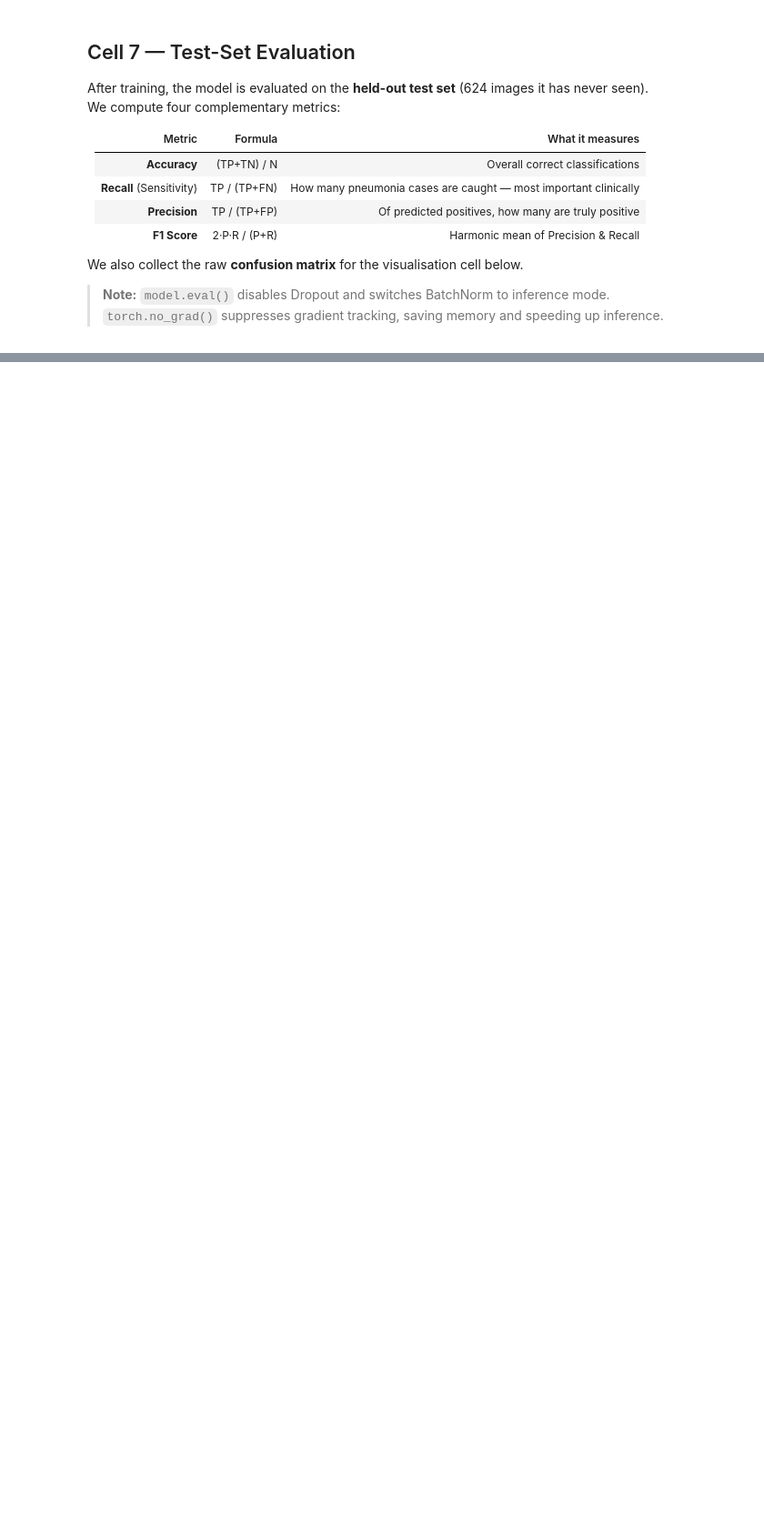
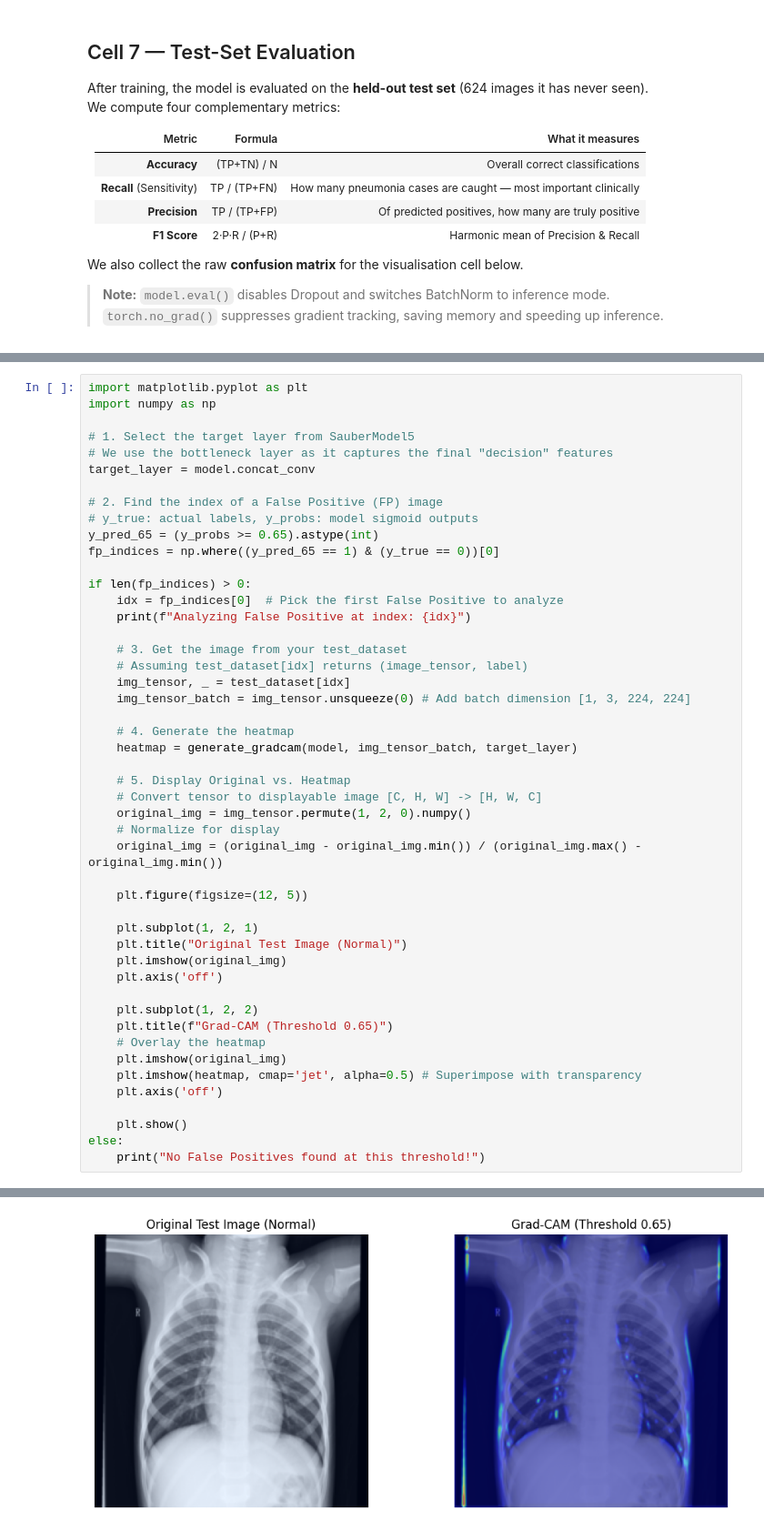
Before and after one commit to amrmausadx/Pneumonia, a Jupyter notebook: pneumonia_05.ipynb, the cells around one changed output, grey strips where cells are left out. Shown at 91% size. Saved outputs shown, nothing was run; the diff lists cells and outputs as text; blank space fills up the shorter version.

```diff
--- a/pneumonia_05.ipynb
+++ b/pneumonia_05.ipynb
@@ -467,0 +654,49 @@ print(f'True PNEUMONIA     {FN:>4}          {TP:>4}')
+# %%
+import matplotlib.pyplot as plt
+import numpy as np
+
+# 1. Select the target layer from SauberModel5
+# We use the bottleneck layer as it captures the final "decision" features
+target_layer = model.concat_conv
+
+# 2. Find the index of a False Positive (FP) image
+# y_true: actual labels, y_probs: model sigmoid outputs
+y_pred_65 = (y_probs >= 0.65).astype(int)
+fp_indices = np.where((y_pred_65 == 1) & (y_true == 0))[0]
+
+if len(fp_indices) > 0:
+    idx = fp_indices[0]  # Pick the first False Positive to analyze
+    print(f"Analyzing False Positive at index: {idx}")
+
+    # 3. Get the image from your test_dataset
+    # Assuming test_dataset[idx] returns (image_tensor, label)
+    img_tensor, _ = test_dataset[idx]
+    img_tensor_batch = img_tensor.unsqueeze(0) # Add batch dimension [1, 3, 224, 224]
+
+    # 4. Generate the heatmap
+    heatmap = generate_gradcam(model, img_tensor_batch, target_layer)
+
+    # 5. Display Original vs. Heatmap
+    # Convert tensor to displayable image [C, H, W] -> [H, W, C]
+    original_img = img_tensor.permute(1, 2, 0).numpy()
+    # Normalize for display
+    original_img = (original_img - original_img.min()) / (original_img.max() - original_img.min())
+
+    plt.figure(figsize=(12, 5))
+
+    plt.subplot(1, 2, 1)
+    plt.title("Original Test Image (Normal)")
+    plt.imshow(original_img)
+    plt.axis('off')
+
+    plt.subplot(1, 2, 2)
+    plt.title(f"Grad-CAM (Threshold 0.65)")
+    # Overlay the heatmap
+    plt.imshow(original_img)
+    plt.imshow(heatmap, cmap='jet', alpha=0.5) # Superimpose with transparency
+    plt.axis('off')
+
+    plt.show()
+else:
+    print("No False Positives found at this threshold!")
+# %% [output]
@@ -467,0 +704 @@ print(f'True PNEUMONIA     {FN:>4}          {TP:>4}')
+[figure, added]
```
Also changed, not shown: parts of 17 cells of this notebook, 2 other files.
